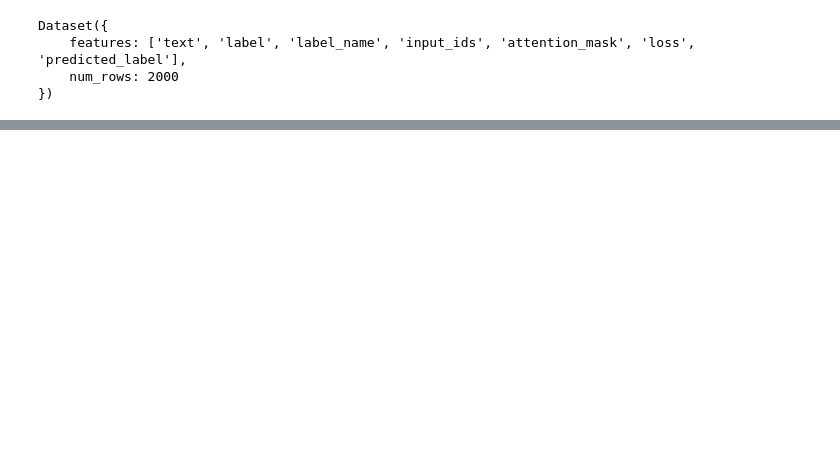
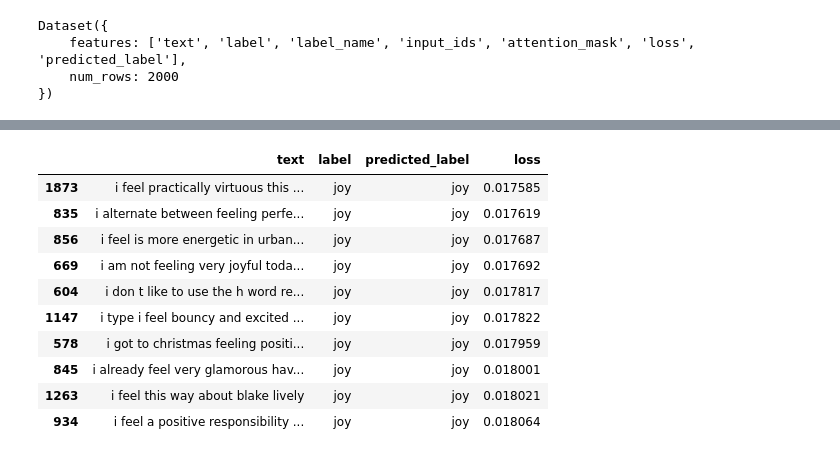
Before and after one commit to rhkddud0310/HaruSijack, a Jupyter notebook: DataAnalysis/Analysis/Crawl/04.NLP 개발.ipynb, the cells around one changed output, grey strips where cells are left out. Cells and saved outputs as stored; diff of their text form; code cells hidden in the pictures; blank space fills up the shorter version.

```diff
--- a/DataAnalysis/Analysis/Crawl/04.NLP 개발.ipynb
+++ b/DataAnalysis/Analysis/Crawl/04.NLP 개발.ipynb
@@ -774,0 +795,14 @@ df_test
+# %%
+df_test.sort_values("loss",ascending=True).head(10)
+# %% [output]
+|  | text | label | predicted_label | loss |
+| 1873 | i feel practically virtuous this ... | joy | joy | 0.017585 |
+| 835 | i alternate between feeling perfe... | joy | joy | 0.017619 |
+| 856 | i feel is more energetic in urban... | joy | joy | 0.017687 |
+| 669 | i am not feeling very joyful toda... | joy | joy | 0.017692 |
+| 604 | i don t like to use the h word re... | joy | joy | 0.017817 |
+| 1147 | i type i feel bouncy and excited ... | joy | joy | 0.017822 |
+| 578 | i got to christmas feeling positi... | joy | joy | 0.017959 |
+| 845 | i already feel very glamorous hav... | joy | joy | 0.018001 |
+| 1263 | i feel this way about blake lively | joy | joy | 0.018021 |
+| 934 | i feel a positive responsibility ... | joy | joy | 0.018064 |
```
Also changed, not shown: parts of 10 cells of this notebook.
